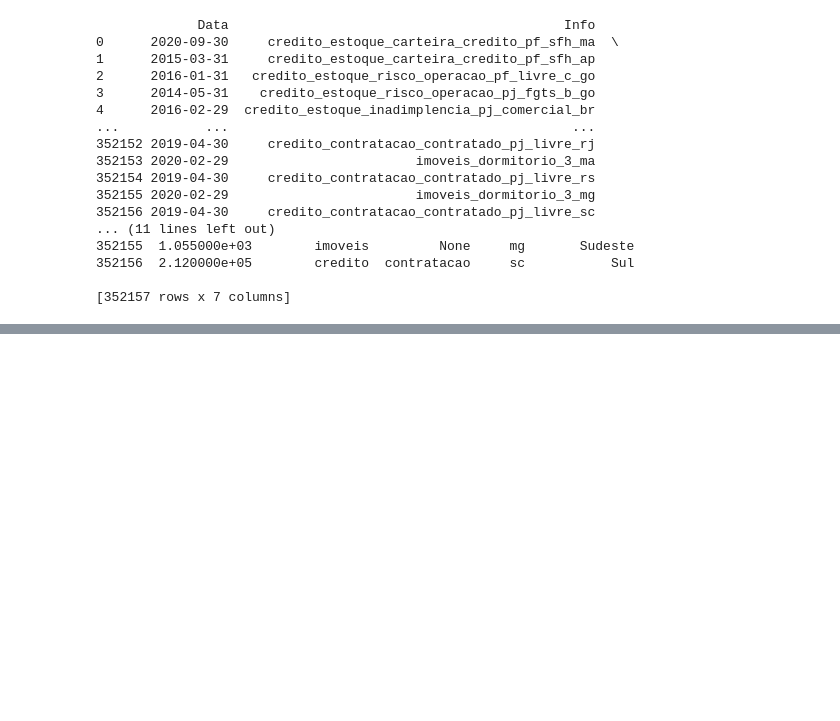
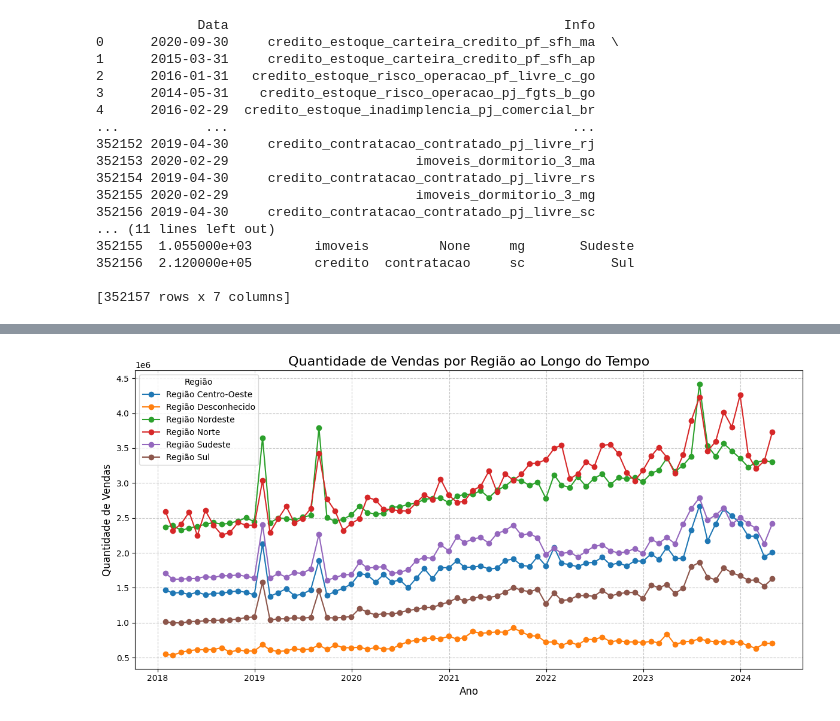
Before and after one commit to Dogix11/projeto_dados_imobiliarios, a Jupyter notebook: analiseFer.ipynb, the cells around one changed output, grey strips where cells are left out. Cells and saved outputs as stored; diff of their text form; code cells hidden in the pictures; blank space fills up the shorter version.

```diff
--- a/analiseFer.ipynb
+++ b/analiseFer.ipynb
@@ -70,0 +85,40 @@ print(df)
+# %%
+
+# Ordenar por 'Data'
+df_organizado_data = df.sort_values(by='Data')
+
+# Renomear colunas
+df_organizado_data.columns = ['data', 'info', 'valor', 'tipo_transacao', 'tipo_credito', 'estado', 'regiao']
+
+# Resetar o índice
+df_organizado_data = df_organizado_data.reset_index(drop=True)
+
+# Filtro para transações de imóveis
+filtro_imoveis = df_organizado_data[df_organizado_data['tipo_transacao'].str.contains(r'\bimoveis\b', regex=True, case=False)]
+
+# Agregar a quantidade de vendas por região e data
+vendas_por_regiao = filtro_imoveis.groupby(['data', 'regiao'])['valor'].sum().reset_index()
+
+# Criar a tabela pivot
+vendas_pivot = vendas_por_regiao.pivot_table(index='data', columns='regiao', values='valor', aggfunc='sum')
+
+# Plotar o gráfico
+plt.figure(figsize=(12, 6))
+
+for column in vendas_pivot:
+    plt.plot(vendas_pivot.index, vendas_pivot[column], marker='o', linestyle='-', label=f'Região {column}')
+
+# Configurar título e rótulos
+plt.title('Quantidade de Vendas por Região ao Longo do Tempo', fontsize=16)
+plt.xlabel('Ano', fontsize=12)
+plt.ylabel('Quantidade de Vendas', fontsize=12)
+plt.legend(title='Região')
+plt.grid(True, linestyle='--', alpha=0.7)
+
+# Ajustar o layout
+plt.tight_layout()
+
+# Mostrar o gráfico
+plt.show()
+# %% [output]
+[figure, added]
```
Also changed, not shown: parts of 1 cell of this notebook.
